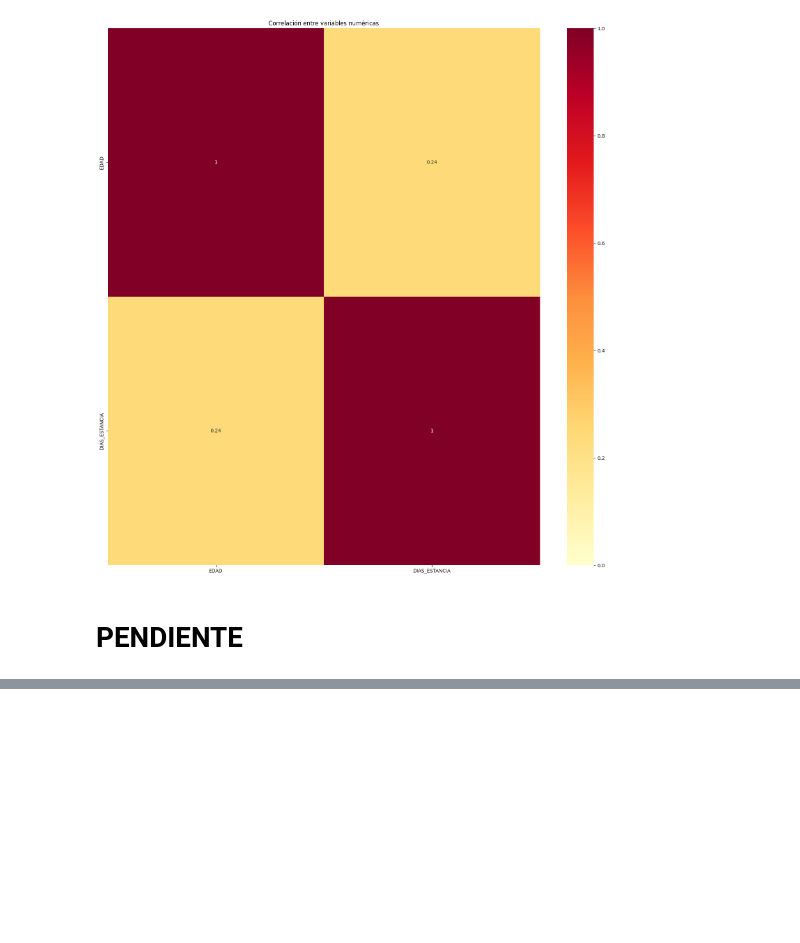
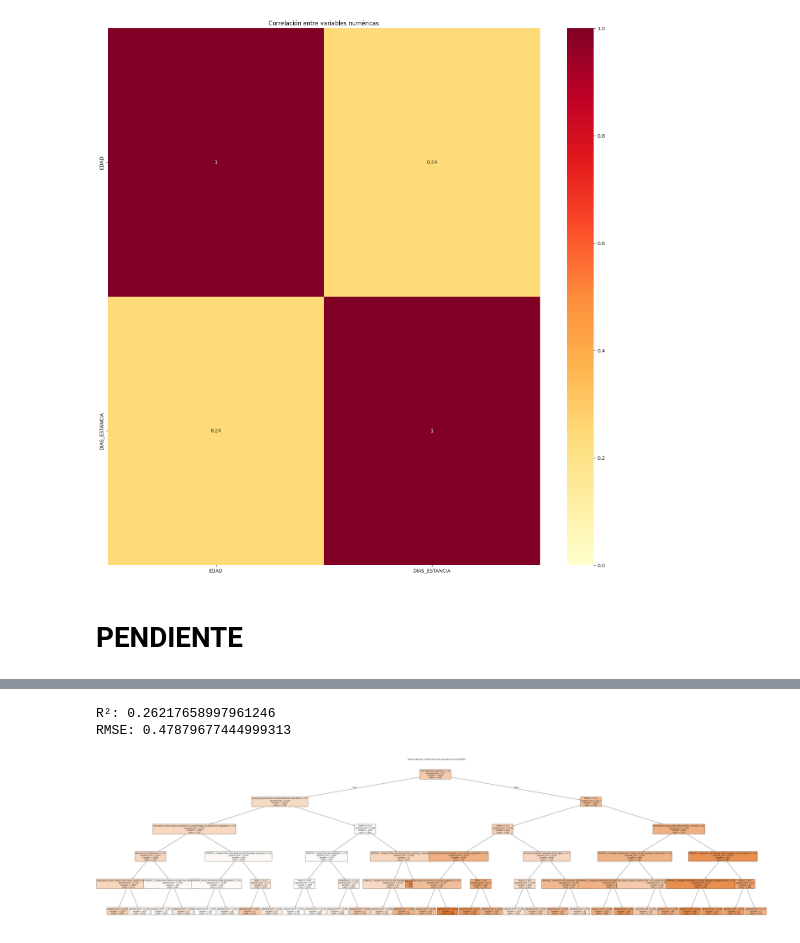
Before and after one commit to VichoRamirez/TOPD, a Jupyter notebook: Entrega_3/Entrega3_Sebastian_y_Vicente_Ramirez.ipynb, the cells around one changed output, grey strips where cells are left out. Cells and saved outputs as stored; diff of their text form; code cells hidden in the pictures; blank space fills up the shorter version.

```diff
--- a/Entrega_3/Entrega3_Sebastian_y_Vicente_Ramirez.ipynb
+++ b/Entrega_3/Entrega3_Sebastian_y_Vicente_Ramirez.ipynb
@@ -793,0 +926,51 @@ Tal como se observa anteriormente, las correlaciones entre als variables indepen
+# %%
+# Variable objetivo
+y = np.log1p(df["DIAS_ESTANCIA"])
+
+# Variables predictoras: categóricas + continua
+X_raw = df[[
+    "Descripción",
+    "TIPO_INGRESO",
+    "SEXO",
+    "HOSPITAL",
+    "SERVICIO_SALUD",
+    "REINGRESO",
+    "EDAD"  # variable continua
+]]
+
+# One-Hot Encoding para variables categóricas (EDAD no se transforma)
+X = pd.get_dummies(X_raw, columns=[
+    "Descripción", "TIPO_INGRESO", "SEXO", "HOSPITAL", "SERVICIO_SALUD", "REINGRESO"
+], drop_first=True)
+
+# División entrenamiento/test
+X_train, X_test, y_train, y_test = train_test_split(
+    X, y, test_size=0.3, random_state=314
+)
+
+# Entrenar modelo
+modelo_arbol = DecisionTreeRegressor(max_depth=5, random_state=314)
+modelo_arbol.fit(X_train, y_train)
+
+# Predicción y evaluación
+y_pred = modelo_arbol.predict(X_test)
+print("R²:", r2_score(y_test, y_pred))
+print("RMSE:", np.sqrt(mean_squared_error(y_test, y_pred)))
+
+# Visualizar árbol
+plt.figure(figsize=(80, 20))  # Aumenta el tamaño del gráfico
+plot_tree(
+    modelo_arbol,
+    feature_names=X.columns,
+    filled=True,
+    rounded=True,
+    fontsize=12,  # Aumenta el tamaño del texto (prueba con 10–14)
+    max_depth=5   # Opcional: limitar profundidad mostrada para análisis visual
+)
+plt.title("Árbol de decisión - Predicción de días de estancia (incluye EDAD)")
+plt.savefig("arbol_decision_dias_estancia.png", dpi=600)  # puedes cambiar dpi para mejor resolución
+plt.show()
+# %% [output]
+R²: 0.26217658997961246
+RMSE: 0.47879677444999313
+[figure, added]
```
Also changed, not shown: parts of 14 cells of this notebook, 2 other files.
